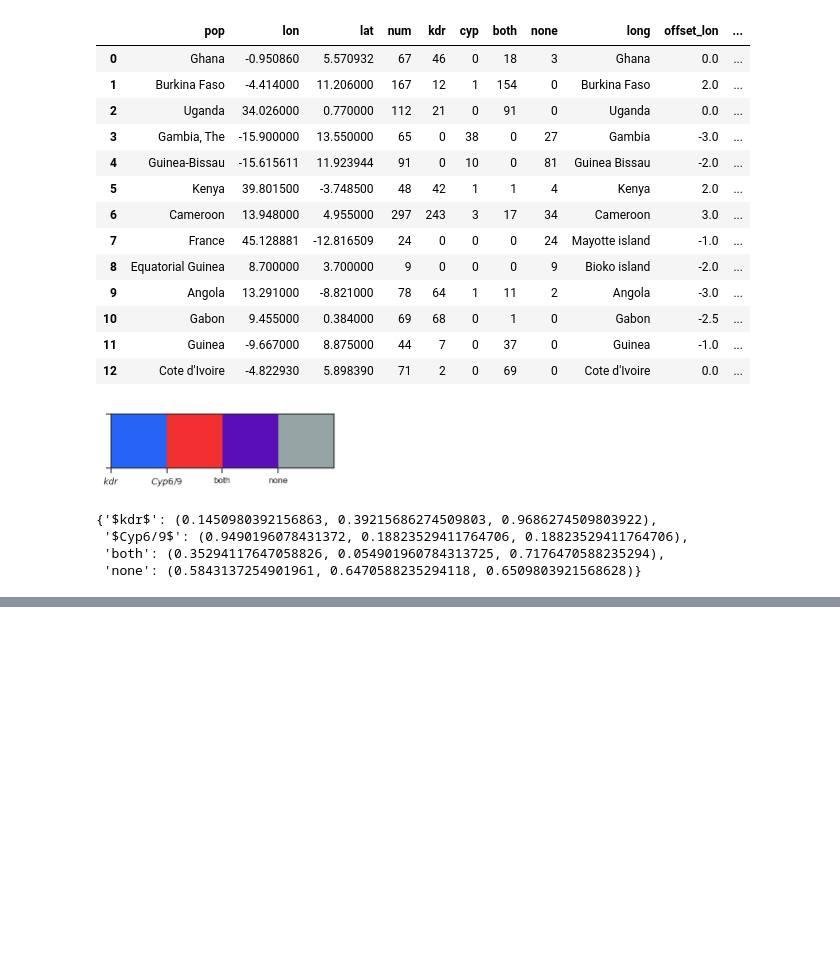
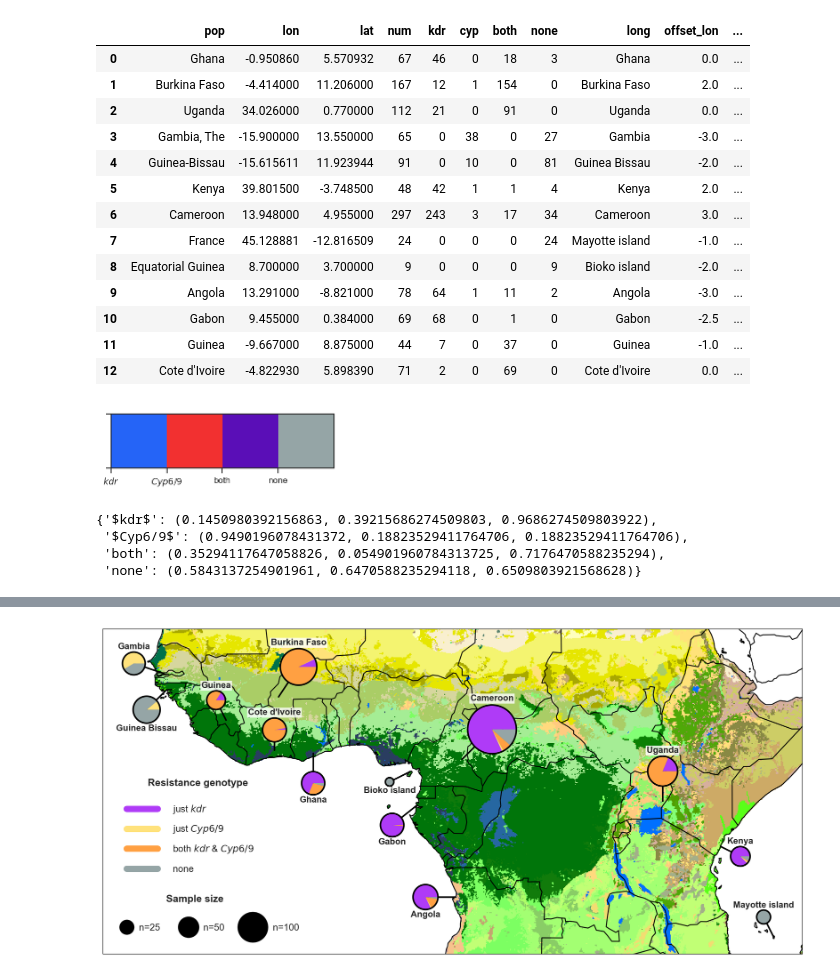
Before and after one commit to alimanfoo/ag1000g-phase2-data-paper, a Jupyter notebook: notebooks/figure_insecticide_resistance.ipynb, the cells around one changed output, grey strips where cells are left out. Saved outputs shown, nothing was run; the diff lists cells and outputs as text; code cells hidden in the pictures; blank space fills up the shorter version.

```diff
--- a/notebooks/figure_insecticide_resistance.ipynb
+++ b/notebooks/figure_insecticide_resistance.ipynb
@@ -639,0 +678,4 @@ plot_shiny_map(fn='../artwork/pyrethroid_resistance_map.jpg')
+# %%
+plot_shiny_map(fn='../artwork/pyrethroid_resistance_map_purple-orange.jpg')
+# %% [output]
+[figure, added]
```
Also changed, not shown: parts of 9 cells of this notebook, 3 other files.
